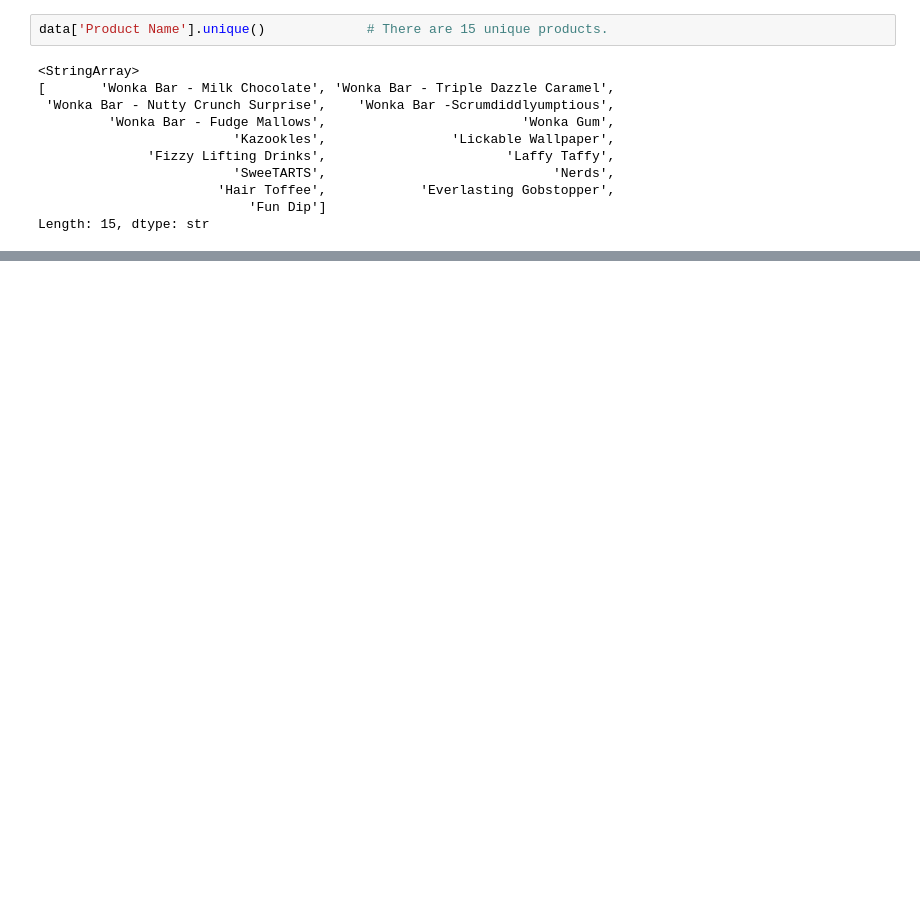
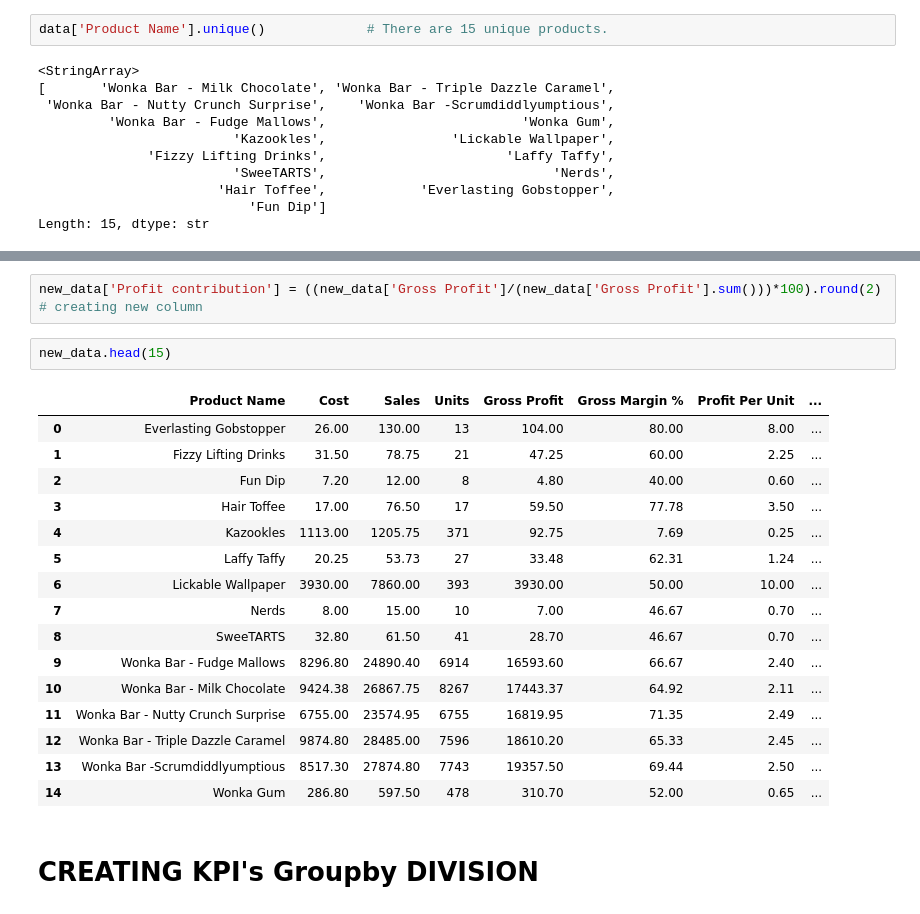
Before and after one commit to immgManan/Unified-Mentor-Project-1, a Jupyter notebook: EDA_Nassau_Candy_Distributor.ipynb, the cells around one changed output, grey strips where cells are left out. Saved outputs shown, nothing was run; the diff lists cells and outputs as text; blank space fills up the shorter version.

```diff
--- a/EDA_Nassau_Candy_Distributor.ipynb
+++ b/EDA_Nassau_Candy_Distributor.ipynb
@@ -99,0 +176,23 @@ new_data.head(15)
+# %%
+new_data['Profit contribution'] = ((new_data['Gross Profit']/(new_data['Gross Profit'].sum()))*100).round(2) # creating new column
+# %%
+new_data.head(15)
+# %% [output]
+|  | Product Name | Cost | Sales | Units | Gross Profit | Gross Margin % | Profit Per Unit | ... |
+| 0 | Everlasting Gobstopper | 26.00 | 130.00 | 13 | 104.00 | 80.00 | 8.00 | ... |
+| 1 | Fizzy Lifting Drinks | 31.50 | 78.75 | 21 | 47.25 | 60.00 | 2.25 | ... |
+| 2 | Fun Dip | 7.20 | 12.00 | 8 | 4.80 | 40.00 | 0.60 | ... |
+| 3 | Hair Toffee | 17.00 | 76.50 | 17 | 59.50 | 77.78 | 3.50 | ... |
+| 4 | Kazookles | 1113.00 | 1205.75 | 371 | 92.75 | 7.69 | 0.25 | ... |
+| 5 | Laffy Taffy | 20.25 | 53.73 | 27 | 33.48 | 62.31 | 1.24 | ... |
+| 6 | Lickable Wallpaper | 3930.00 | 7860.00 | 393 | 3930.00 | 50.00 | 10.00 | ... |
+| 7 | Nerds | 8.00 | 15.00 | 10 | 7.00 | 46.67 | 0.70 | ... |
+| 8 | SweeTARTS | 32.80 | 61.50 | 41 | 28.70 | 46.67 | 0.70 | ... |
+| 9 | Wonka Bar - Fudge Mallows | 8296.80 | 24890.40 | 6914 | 16593.60 | 66.67 | 2.40 | ... |
+| 10 | Wonka Bar - Milk Chocolate | 9424.38 | 26867.75 | 8267 | 17443.37 | 64.92 | 2.11 | ... |
+| 11 | Wonka Bar - Nutty Crunch Surprise | 6755.00 | 23574.95 | 6755 | 16819.95 | 71.35 | 2.49 | ... |
+| 12 | Wonka Bar - Triple Dazzle Caramel | 9874.80 | 28485.00 | 7596 | 18610.20 | 65.33 | 2.45 | ... |
+| 13 | Wonka Bar -Scrumdiddlyumptious | 8517.30 | 27874.80 | 7743 | 19357.50 | 69.44 | 2.50 | ... |
+| 14 | Wonka Gum | 286.80 | 597.50 | 478 | 310.70 | 52.00 | 0.65 | ... |
+# %% [markdown]
+# CREATING KPI's Groupby DIVISION
```
Also changed, not shown: parts of 23 cells of this notebook.
